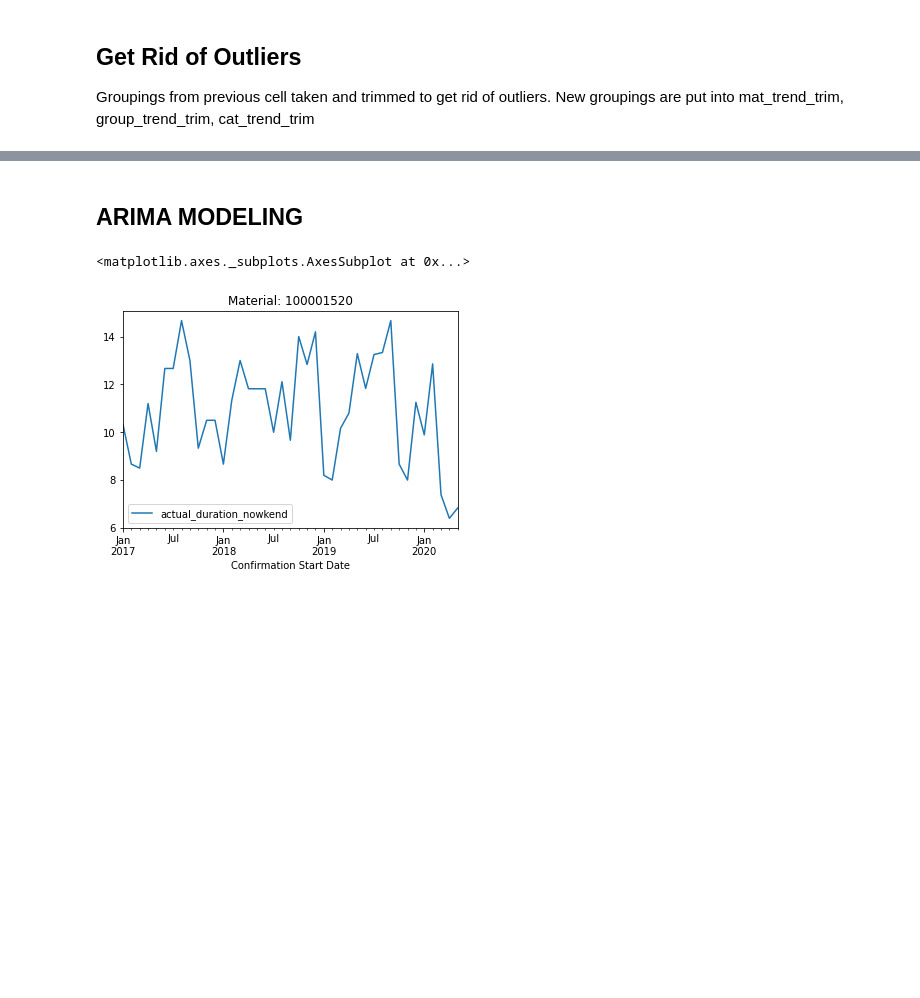
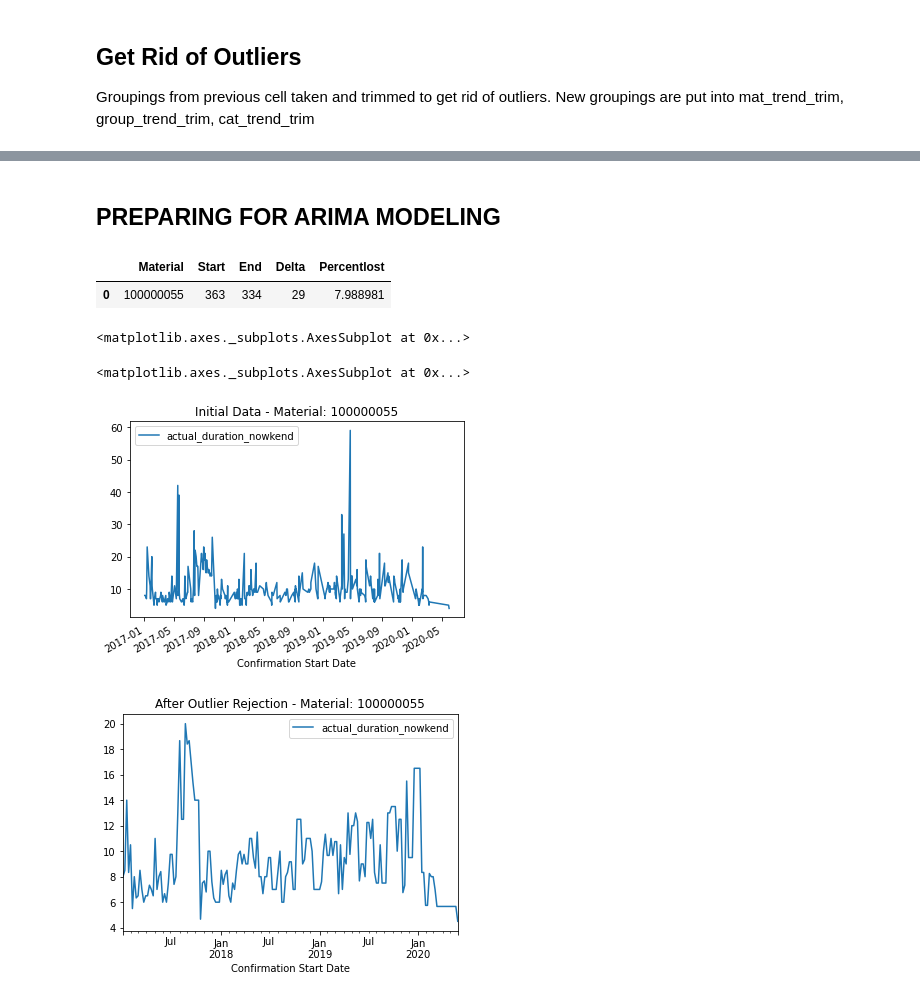
Before and after one commit to jakeharris1/Time-Series-Forecasting, a Jupyter notebook: ARIMA_Grouping.ipynb, the cells around one changed output, grey strips where cells are left out. Cells and saved outputs as stored; diff of their text form; code cells hidden in the pictures; blank space fills up the shorter version.

Commit message:
automated material modelling, manual fit test

```diff
--- a/ARIMA_Grouping.ipynb
+++ b/ARIMA_Grouping.ipynb
@@ -60,7 +60,10 @@ display(df.head())
 df = df[df['dur']>0]
 # Set indices
 df.set_index("Confirmation Start Date", inplace = True)
+# Add frequency checkers for later
 df["month"] = df.index.to_period("M")
+df["quarter"] = df.index.to_period("Q")
+df["week"] = df.index.to_period("W")
 # %% [markdown]
 ## Grouping
 Groups based on the assumption that the hierarchy is category -> group -> material from least precise to most precise. Starts by determining all possible groupings of material that have enough data to make a forecast, then moves to group, and finally to category. This information is stored in dictionaries mat_trend, group_trend, cat_trend. To access these items easier the lists mats, groups and cats are created which have the names of all the materials, groups and categories within the respective dictionaries. For example mat_trend[mats[0]] would access the first item within the mat_trend dictionary.
@@ -172,13 +176,13 @@ for (typ, lis, olddic, newdic) in zip(types, lists, dics, new_dics):
         group = olddic[x]
         start = len(group)
         # Get rid of outliers - first does overall iqr then does moving iqr
-        # group = remove_outliers(group, 'total', 'iqr')
-        group = remove_outliers(group, 'month', 'iqr')
+        group = remove_outliers(group, 'total', 'zscore')
+        group = remove_outliers(group, 'quarter', 'iqr')
         # calculate datapoints lost
         end = len(group)
         delta.append([x, start, end, start-end, (100*(start-end)/start)])
         # Combine all datapoints in same month for consistent frequency
-        group_resample = group.resample("M").mean()
+        group_resample = group.resample("W").mean()
         group_resample["actual_duration_nowkend"] = group_resample["actual_duration_nowkend"].fillna(method = "ffill")
         newdic[x] = group_resample
     #append to overall list
@@ -222,14 +224,22 @@ AssertionError:
 # %% [markdown]
-## ARIMA MODELING
+## PREPARING FOR ARIMA MODELING
 # %%
 #Taking random group to test ARIMA models on
 # 100001520
-name = 100001520
+name = mats_trim[0]
+#name = 100001520
 sub = mat_trend_trim[name]
-sub.plot(y = 'actual_duration_nowkend', title = "Material: %d" % name)
+old = mat_trend[name]
+display(deltas[0].loc[deltas[0]['Material'] == name])
+display(old.plot(y = 'actual_duration_nowkend', title = "Initial Data - Material: %d" % name))
+display(sub.plot(y = 'actual_duration_nowkend', title = "After Outlier Rejection - Material: %d" % name))
 # %% [output]
+|  | Material | Start | End | Delta | Percentlost |
+| 0 | 100000055 | 363 | 334 | 29 | 7.988981 |
 <matplotlib.axes._subplots.AxesSubplot at 0x...>
+<matplotlib.axes._subplots.AxesSubplot at 0x...>
-[figure, old version]
+[figure, new version]
+[figure, added]
 # %%
 # Time-series data for model
 ts = pd.Series(sub['actual_duration_nowkend'].values, index = sub.index)
```
Also changed, not shown: parts of 26 cells of this notebook.
